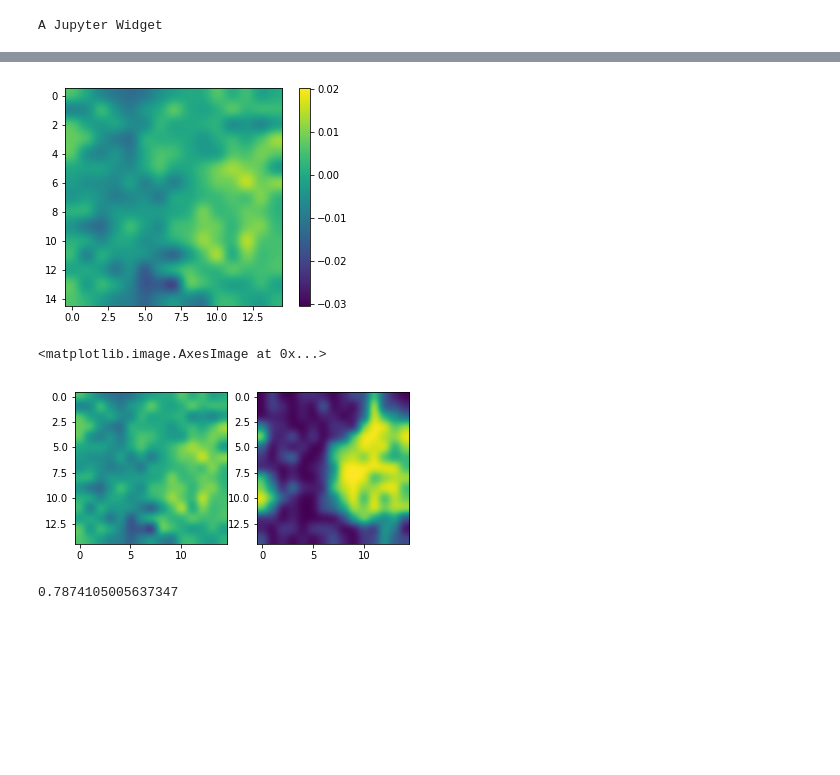
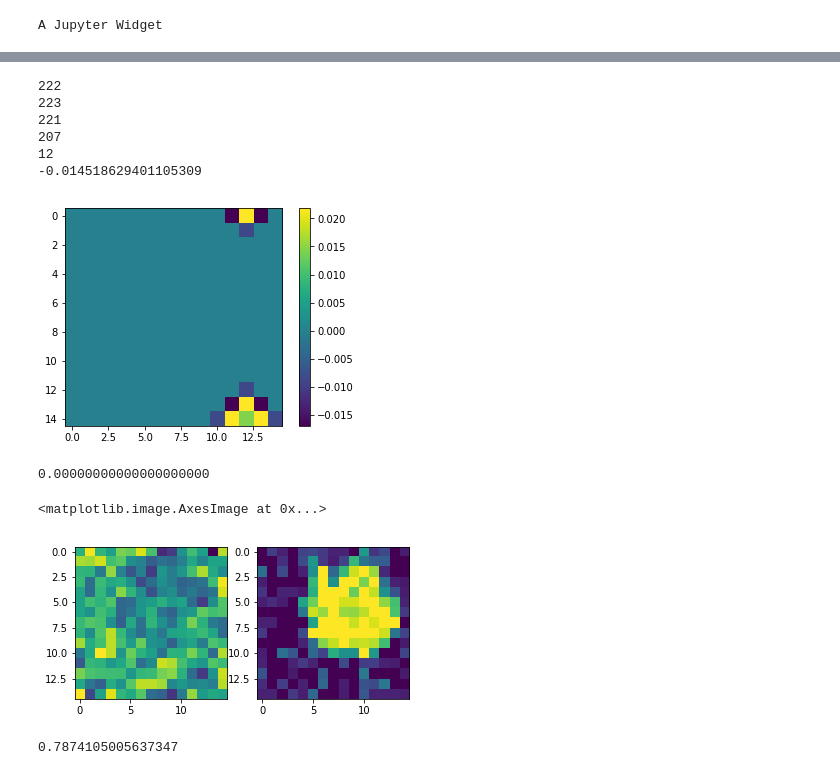
Before and after one commit to JulieCornet/scripts_analysis, a Jupyter notebook: bilayer_thickness&curvature_correl_GM1.ipynb, the cells around one changed output, grey strips where cells are left out. Cells and saved outputs as stored; diff of their text form; code cells hidden in the pictures; blank space fills up the shorter version.

```diff
--- a/bilayer_thickness&curvature_correl_GM1.ipynb
+++ b/bilayer_thickness&curvature_correl_GM1.ipynb
@@ -410,0 +469,9 @@ print(h)
+# %%
+h = np.zeros((N*N),dtype=int)
+h[200]=10
+h[201]=10
+h[199]=10
+h[185]=10
+h[215]=10
+h.shape=(N,N)
+print(h)
@@ -410,0 +494,6 @@ print(h)
+# %%
+h.shape=(N,N)
+plt.imshow(h)
+plt.colorbar()
+plt.savefig(path+'h'+name+'.pdf', format='pdf',bbox_inches='tight')
+h.shape=(N*N)
@@ -410,0 +502,18 @@ print(h)
+# %%
+from mpl_toolkits.mplot3d import Axes3D
+from matplotlib import cm
+
+h.shape=(N,N)
+
+fig = plt.figure(figsize=(15,10))
+ax = fig.gca(projection='3d')
+
+# Make data.
+X = np.arange(N)
+Y = np.arange(N)
+X, Y = np.meshgrid(X, Y)
+Z = h
+
+# Plot the surface.
+surf = ax.plot_surface(X, Y, Z, cmap=cm.coolwarm, linewidth=0, antialiased=False)
+fig.colorbar(surf, shrink=0.5, aspect=5)
@@ -429,3 +541,11 @@ def F_neigh(n) :
 def Lap(n) :
     lap = ( h[neigh[4]]+h[neigh[3]]-2*h[neigh[0]] ) / dx**2 + ( h[neigh[1]]+h[neigh[2]]-2*h[neigh[0]] ) / dy**2
     return(lap)
+# %%
+h = np.zeros((N*N),dtype=int)
+
+for i in range(N*N):
+    h[i]=i
+h.shape=(N,N)
+print(h)
+h.shape=(N*N)
@@ -432,3 +568,26 @@ def Lap(n) :
+# %%
+h = np.zeros((N*N))
+F_neigh(222)
+print(neigh[0])
+print(neigh[1])
+print(neigh[2])
+print(neigh[3])
+print(neigh[4])
+h[222]=10
+h[221]=7
+h[223]=7
+h[207]=7
+h[12]=7
+
+lap = ( h[neigh[4]]+h[neigh[3]]-2*h[neigh[0]] ) / dx**2 + ( h[neigh[1]]+h[neigh[2]]-2*h[neigh[0]] ) / dy**2
+print(lap)
+# %% [output]
+222
+223
+221
+207
+12
+-0.014518629401105309
 # %%
 # compute the local curvature in each box of the grid
 
@@ -441,25 +600,29 @@ for i in range(N*N) :
 # %%
 # create a matrix that contains x, y and the local curvature for each box and scatter it
 
 import copy
 curv = copy.copy(bary) # then we get x, y and the 3rd column
 curv[:,2] = laplacian # then the 3rd column is filled in with the curvature
 C = curv[:,2]
 C.shape=(N,N) # we create a matrix C that contains the curvature in function of x and y
 
-plt.imshow(-C, interpolation='gaussian')
+plt.imshow(-C) # , interpolation='gaussian'
 plt.colorbar()
 #plt.title('Local curvature (medial leaflet)',fontsize=12)
 plt.savefig(path+'local_curvature'+name+'.pdf', format='pdf',bbox_inches='tight')
 # %% [output]
-[figure, old version]
+[figure, new version]
+# %%
+print('%.20lf' % np.mean(C))
+# %% [output]
+0.00000000000000000000
 # %%
 f, (ax1, ax2) = plt.subplots(1,2)
-ax1.imshow(-C, interpolation='gaussian')
-ax2.imshow(Mphi0_Lo, interpolation='gaussian')
+ax1.imshow(C)
+ax2.imshow(Mphi0_Lo)
 # %% [output]
 <matplotlib.image.AxesImage at 0x...>
-[figure, old version]
+[figure, new version]
 # %%
 # correlation up-down leaflet composition
 # compute the covariance
```
Also changed, not shown: parts of 25 cells of this notebook, 3 other files.
